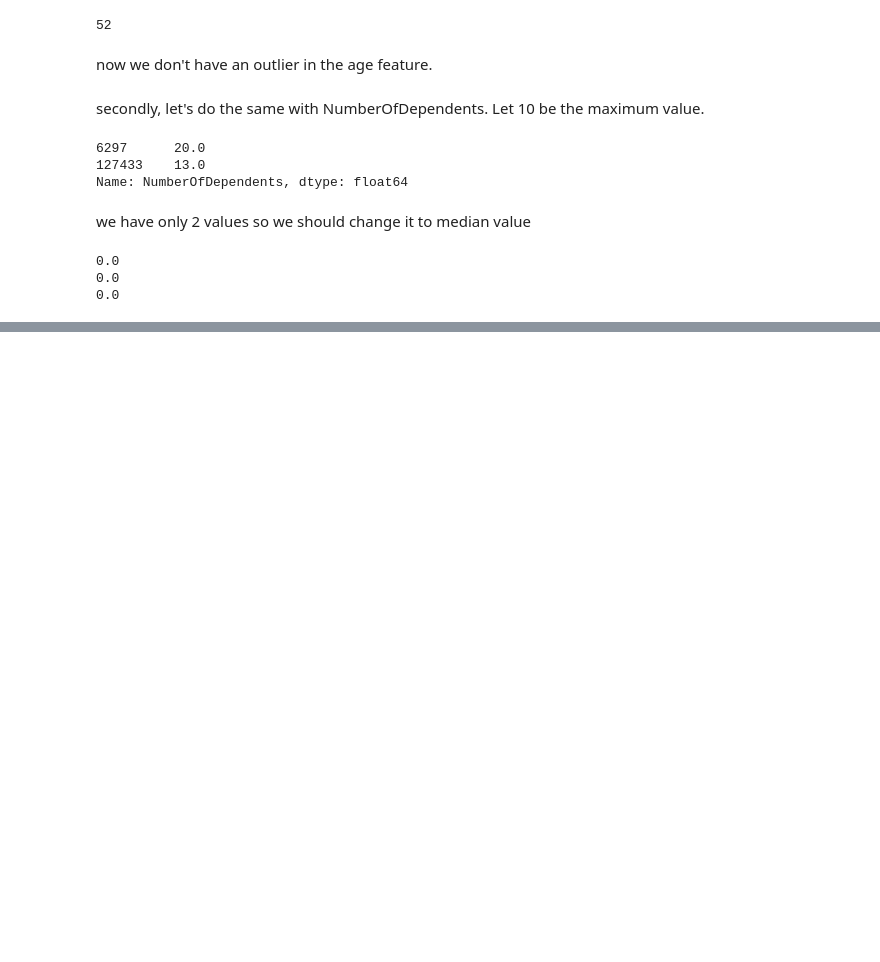
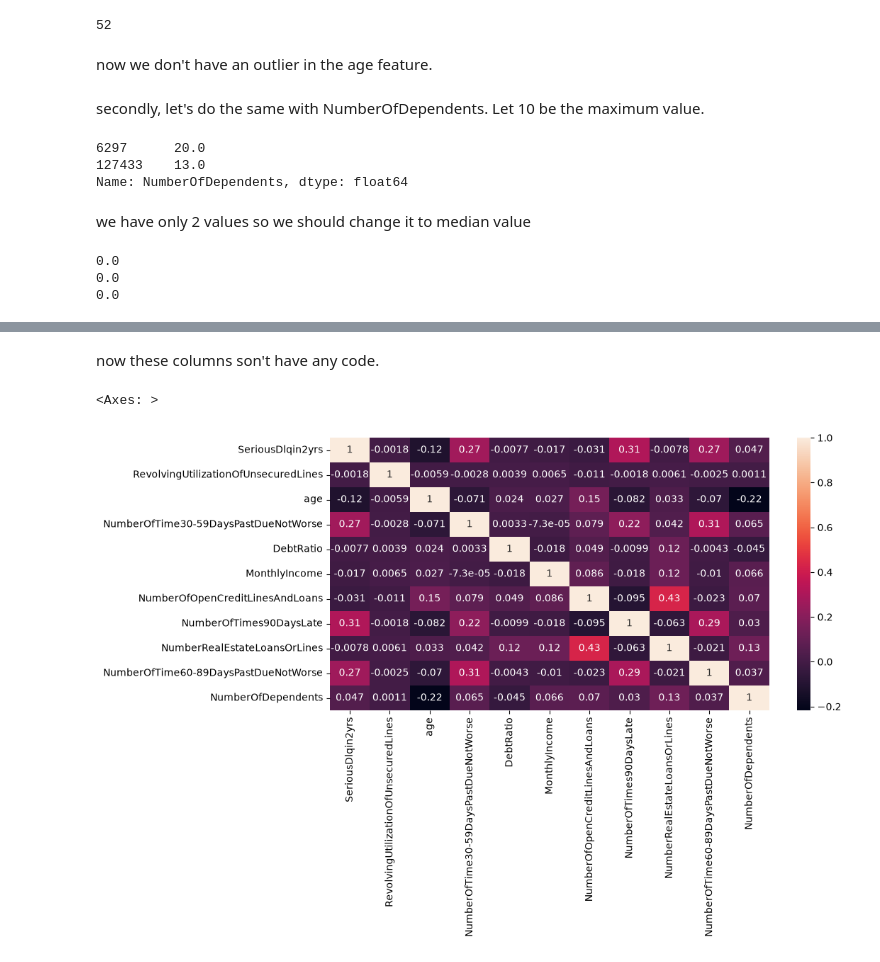
Before and after one commit to coretlwww/credit-risk-prediction, a Jupyter notebook: notebooks/01_eda.ipynb, the cells around one changed output, grey strips where cells are left out. Cells and saved outputs as stored; diff of their text form; code cells hidden in the pictures; blank space fills up the shorter version.

```diff
--- a/notebooks/01_eda.ipynb
+++ b/notebooks/01_eda.ipynb
@@ -333,0 +336,6 @@ print(credit_data['NumberOfDependents'].iloc[127433])
+# %%
+for i in range(credit_data.shape[0]):
+    if (credit_data.iloc[i, 3].item() >= 96) or (credit_data.iloc[i, 7].item() >= 96) or (credit_data.iloc[i, 9].item() >= 96):
+        credit_data.loc[i, 'has_special_value'] = 1
+    else:
+        credit_data.loc[i, 'has_special_value'] = 0
@@ -333,0 +384,9 @@ print(credit_data['NumberOfDependents'].iloc[127433])
+# %% [markdown]
+now these columns son't have any code.
+# %%
+plt.figure(figsize=(10, 5))
+correlation_matrix = credit_data.iloc[:, :-1].corr()
+sns.heatmap(data=correlation_matrix, annot=True)
+# %% [output]
+<Axes: >
+[figure, added]
```
Also changed, not shown: parts of 10 cells of this notebook.
